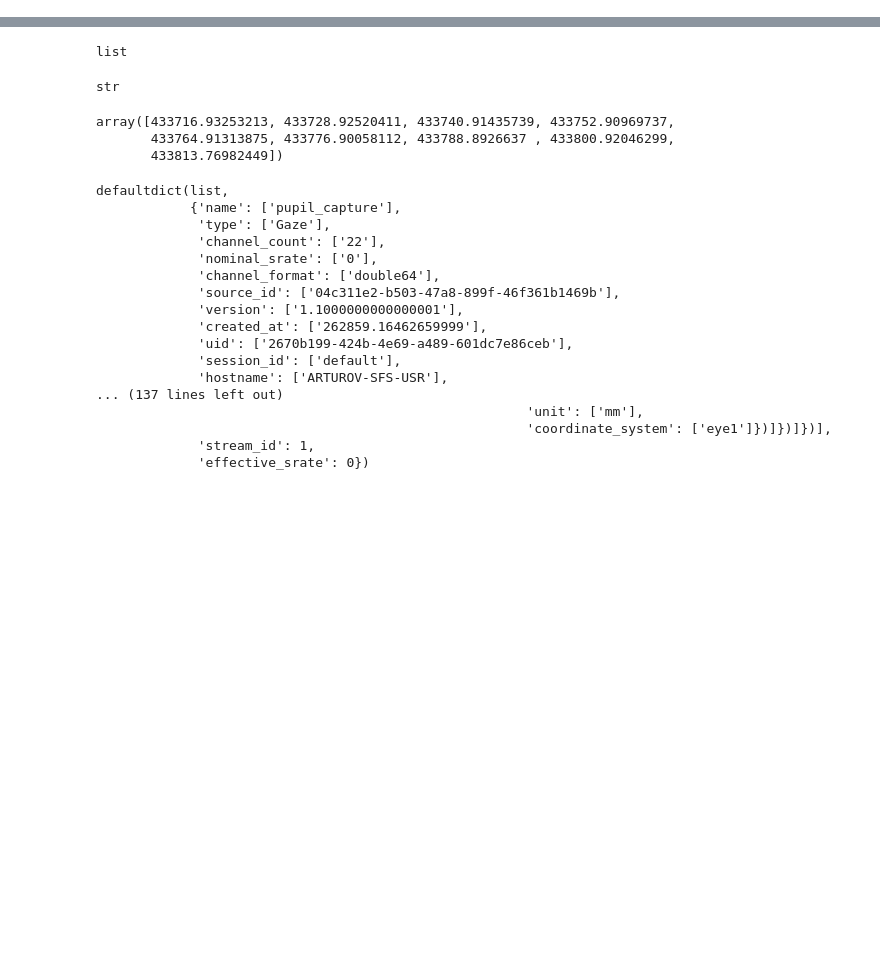
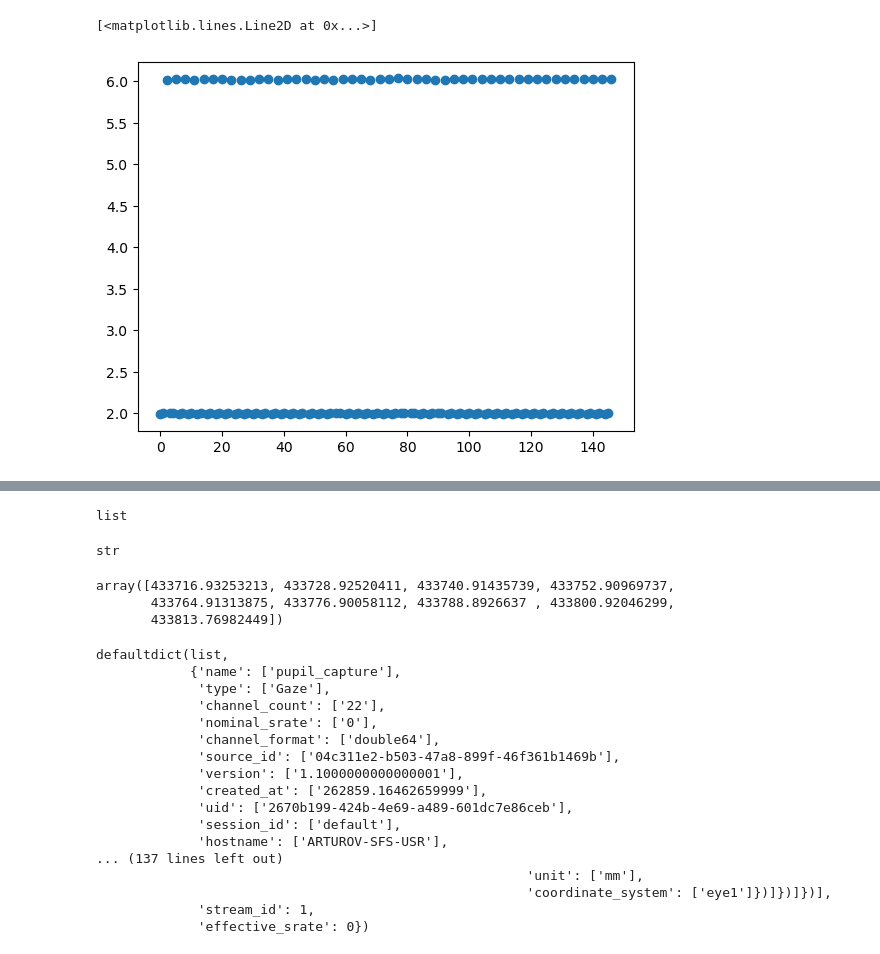
Before and after one commit to Rockyneuron/pupil_labs_analysis, a Jupyter notebook: analysis/synchrony_analysis.ipynb, the cells around one changed output, grey strips where cells are left out. Cells and saved outputs as stored; diff of their text form; code cells hidden in the pictures; blank space fills up the shorter version.

```diff
--- a/analysis/synchrony_analysis.ipynb
+++ b/analysis/synchrony_analysis.ipynb
@@ -73,0 +61,8 @@ data
+# %%
+exported_lsl_csv = os.path.join(recording_location, 'exp001', 'block_Default.xdf')
+# lsl_pd_frame = pd.read_csv(exported_pupil_csv)
+# %%
+data, header = pyxdf.load_xdf(exported_lsl_csv)
+# %%
+lsl_events_data=data[3]
+pupil_data=data[1]
@@ -73,0 +139,16 @@ data
+# %%
+%matplotlib qt
+sns.set_theme()
+lsl_events_time=lsl_events_data['time_stamps']
+lsl_events_time=np.delete(lsl_events_time,-1)
+
+
+diff_time=np.diff(lsl_events_time)
+diff_time_events=np.diff(lsl_events_time[2::3])
+
+fig1,ax1=plt.subplots(1,2)
+sns.histplot(data=diff_time,ax= ax1[0],bins=20)
+sns.histplot(data=diff_time_events,ax= ax1[1],bins=20)
+ax1[0].set_title('Test of time interval for all events in emotibit')
+ax1[1].set_title('Test of time interval for assets/surprise/control in emotibit')
+fig1.tight_layout()
@@ -73,0 +175,7 @@ data
+# %%
+
+fig, ax=plt.subplots(1,1)
+ax.plot(diff_time,'o')
+# %% [output]
+[<matplotlib.lines.Line2D at 0x...>]
+[figure, added]
```
Also changed, not shown: parts of 20 cells of this notebook, 3 other files.
